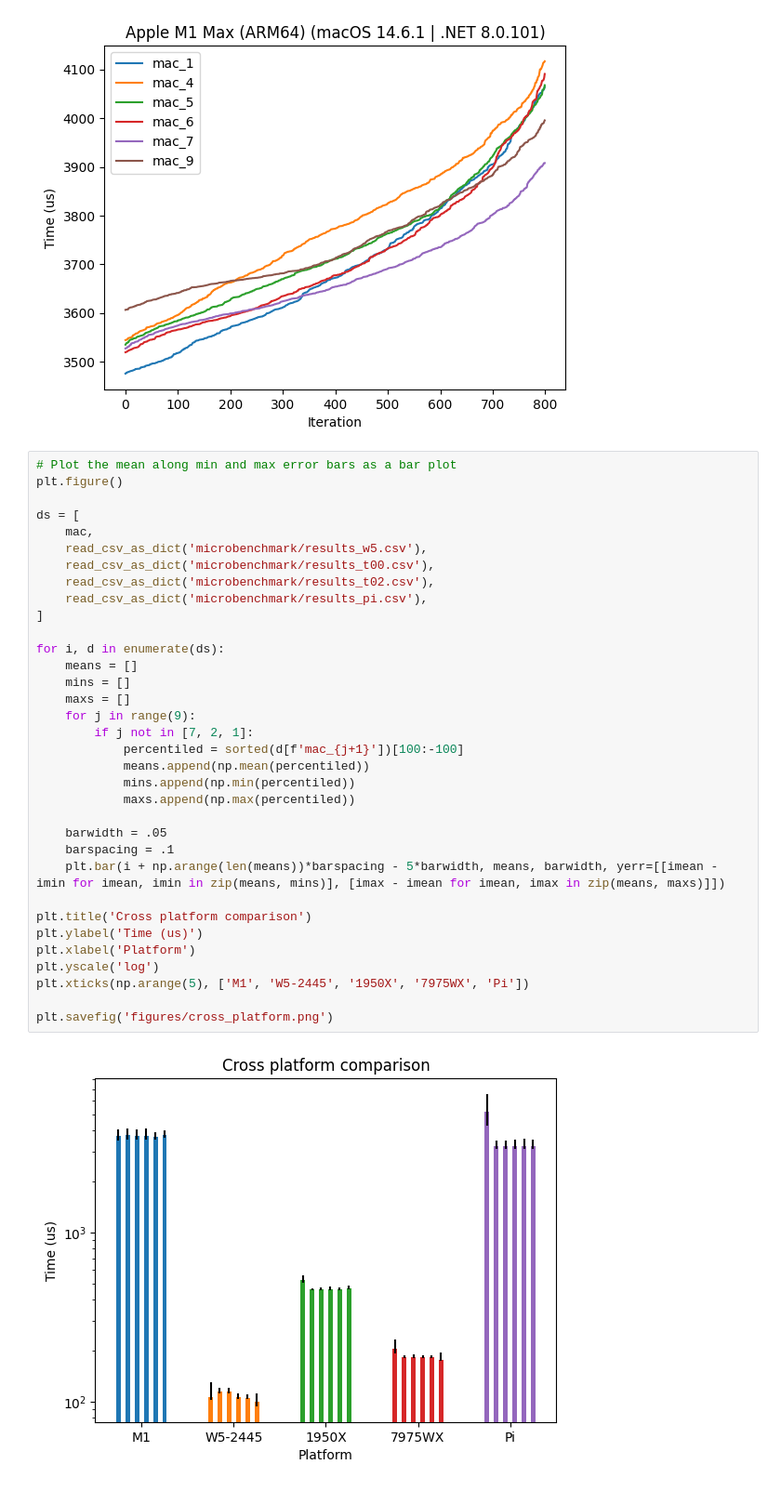
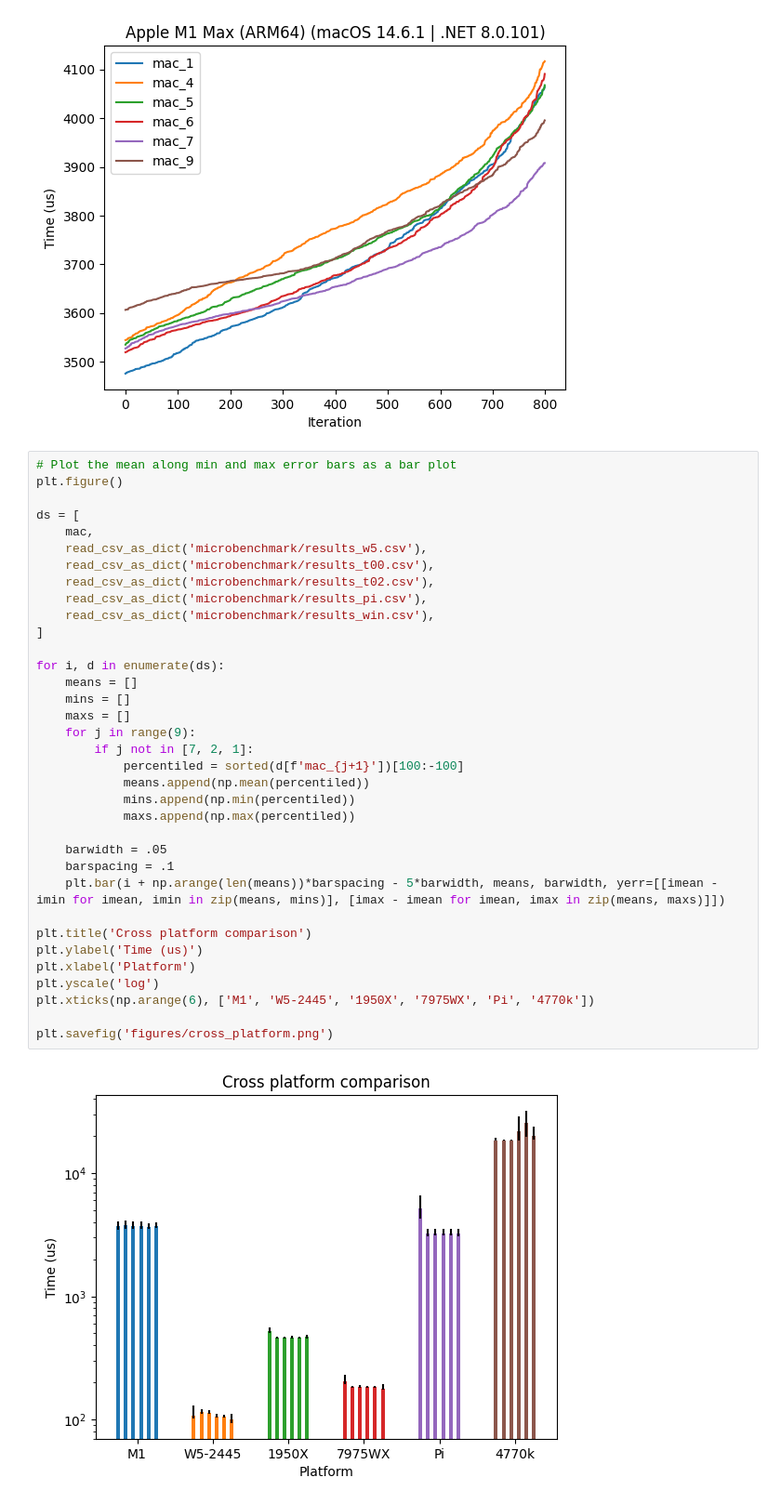
Before and after one commit to carljohnsen/duplicati-blogpost, a Jupyter notebook: 24-10-30-5597-aesheader/plotting.ipynb, the cells around one changed output. Shown at 93% size. Cells and saved outputs as stored; diff of their text form.

Commit message:
Added windows results to the plots

```diff
--- a/24-10-30-5597-aesheader/plotting.ipynb
+++ b/24-10-30-5597-aesheader/plotting.ipynb
@@ -49,32 +49,33 @@ plt.figure()
 ds = [
     mac,
     read_csv_as_dict('microbenchmark/results_w5.csv'),
     read_csv_as_dict('microbenchmark/results_t00.csv'),
     read_csv_as_dict('microbenchmark/results_t02.csv'),
     read_csv_as_dict('microbenchmark/results_pi.csv'),
+    read_csv_as_dict('microbenchmark/results_win.csv'),
 ]
 
 for i, d in enumerate(ds):
     means = []
     mins = []
     maxs = []
     for j in range(9):
         if j not in [7, 2, 1]:
             percentiled = sorted(d[f'mac_{j+1}'])[100:-100]
             means.append(np.mean(percentiled))
             mins.append(np.min(percentiled))
             maxs.append(np.max(percentiled))
 
     barwidth = .05
     barspacing = .1
     plt.bar(i + np.arange(len(means))*barspacing - 5*barwidth, means, barwidth, yerr=[[imean - imin for imean, imin in zip(means, mins)], [imax - imean for imean, imax in zip(means, maxs)]])
 
 plt.title('Cross platform comparison')
 plt.ylabel('Time (us)')
 plt.xlabel('Platform')
 plt.yscale('log')
-plt.xticks(np.arange(5), ['M1', 'W5-2445', '1950X', '7975WX', 'Pi'])
+plt.xticks(np.arange(6), ['M1', 'W5-2445', '1950X', '7975WX', 'Pi', '4770k'])
 
 plt.savefig('figures/cross_platform.png')
 # %% [output]
-[figure, old version]
+[figure, new version]
```
Also changed, not shown: 1 other file.
